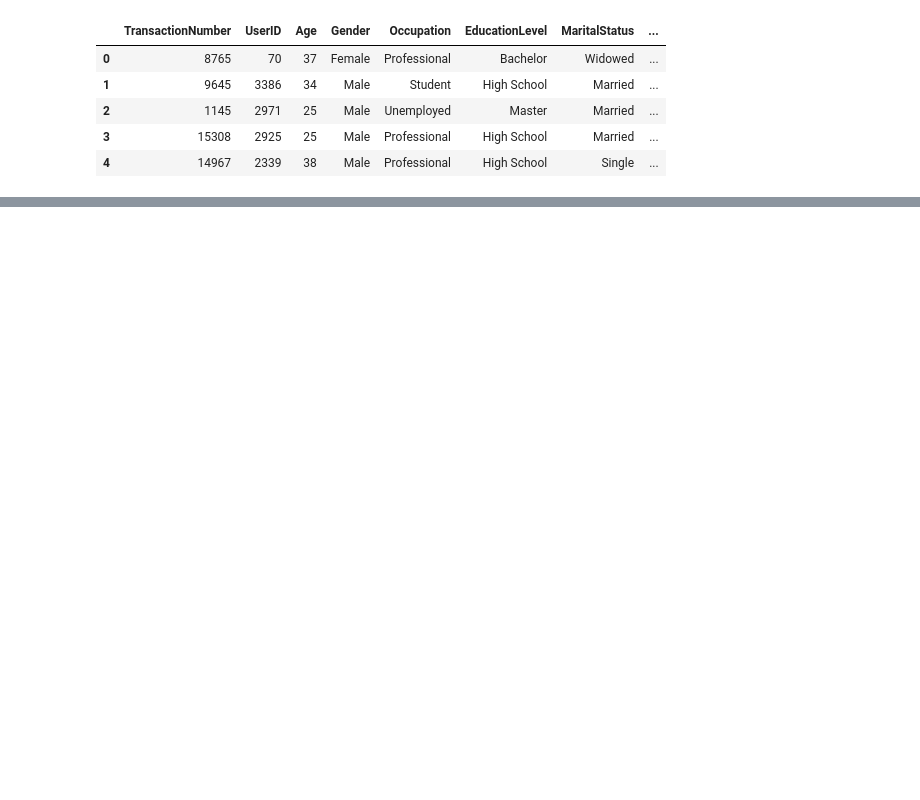
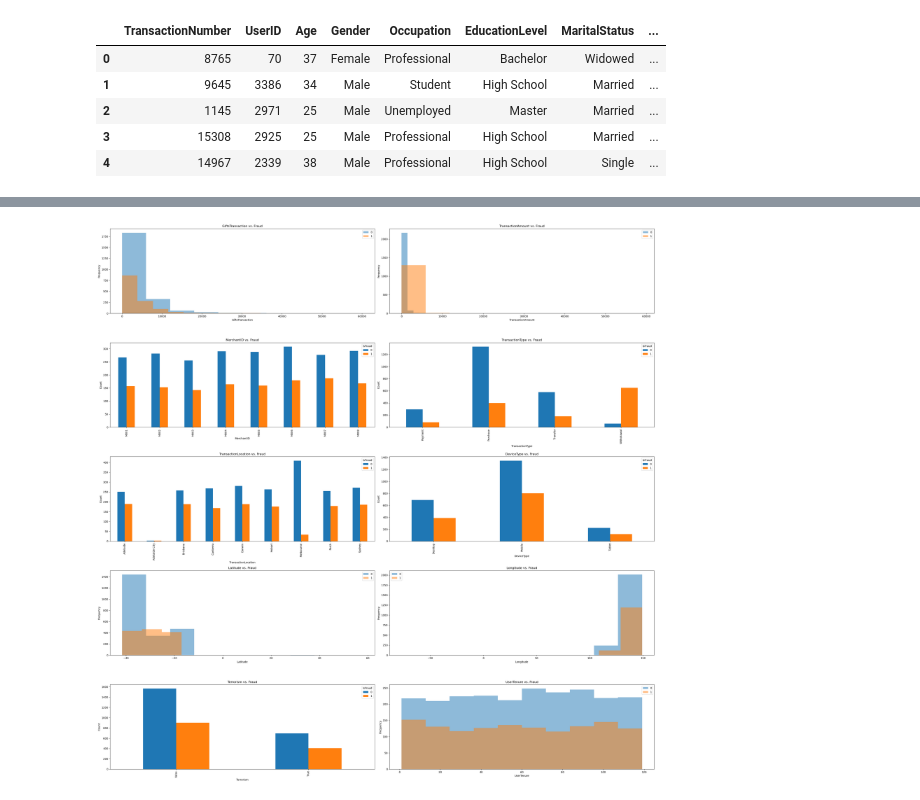
Before and after one commit to petrg01/Inter-Uni-Datathon-2024-submission, a Jupyter notebook: Exploration.ipynb, the cells around one changed output, grey strips where cells are left out. Drawn from its saved outputs; the diff is of its cells as text; code cells hidden in the pictures; blank space fills up the shorter version.

```diff
--- a/Exploration.ipynb
+++ b/Exploration.ipynb
@@ -266,0 +102,26 @@ plt.show()
+# %%
+trans = ['GiftsTransaction', 'TransactionAmount', 'MerchantID', 'TransactionType', 'TransactionLocation', 'DeviceType', 'Latitude', 'Longitude', 'Terrorism', 'UserTenure']
+# %%
+fig, axes = plt.subplots(nrows=5, ncols=2, figsize=(30, 30))
+axes = axes.flatten()
+
+for i, column in enumerate(trans):
+    ax = axes[i]
+    if column in df.columns:
+        if df[column].dtype == 'object' or column == 'Terrorism':
+            df.groupby([column, 'IsFraud']).size().unstack().plot(kind='bar', ax=ax)
+            ax.set_title(f'{column} vs. Fraud')
+            ax.set_xlabel(column)
+            ax.set_ylabel('Count')
+        else:
+            df.groupby('IsFraud')[column].plot(kind='hist', ax=ax, alpha=0.5, legend=True)
+            ax.set_title(f'{column} vs. Fraud')
+            ax.set_xlabel(column)
+            ax.set_ylabel('Frequency')
+    else:
+        ax.set_visible(False)
+
+plt.tight_layout()
+plt.show()
+# %% [output]
+[figure, added]
```
Also changed, not shown: parts of 16 cells of this notebook.
